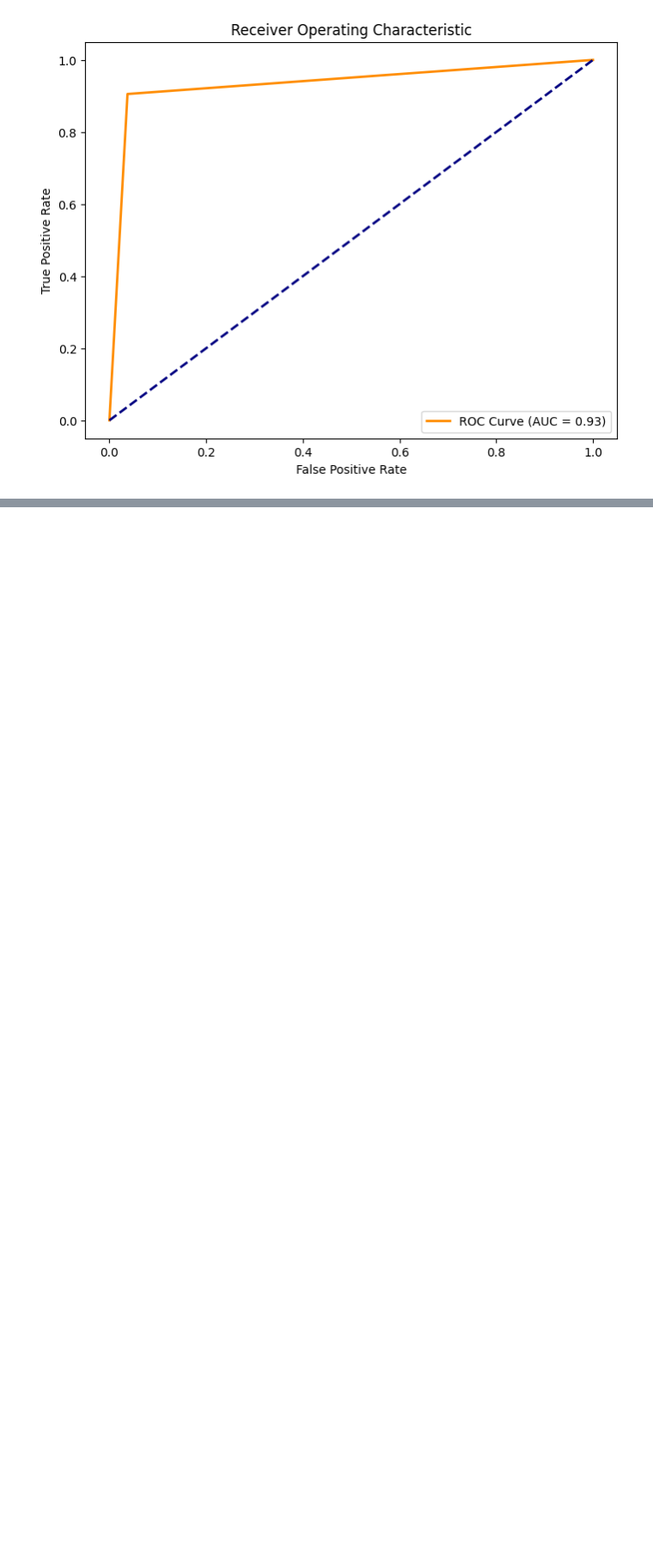
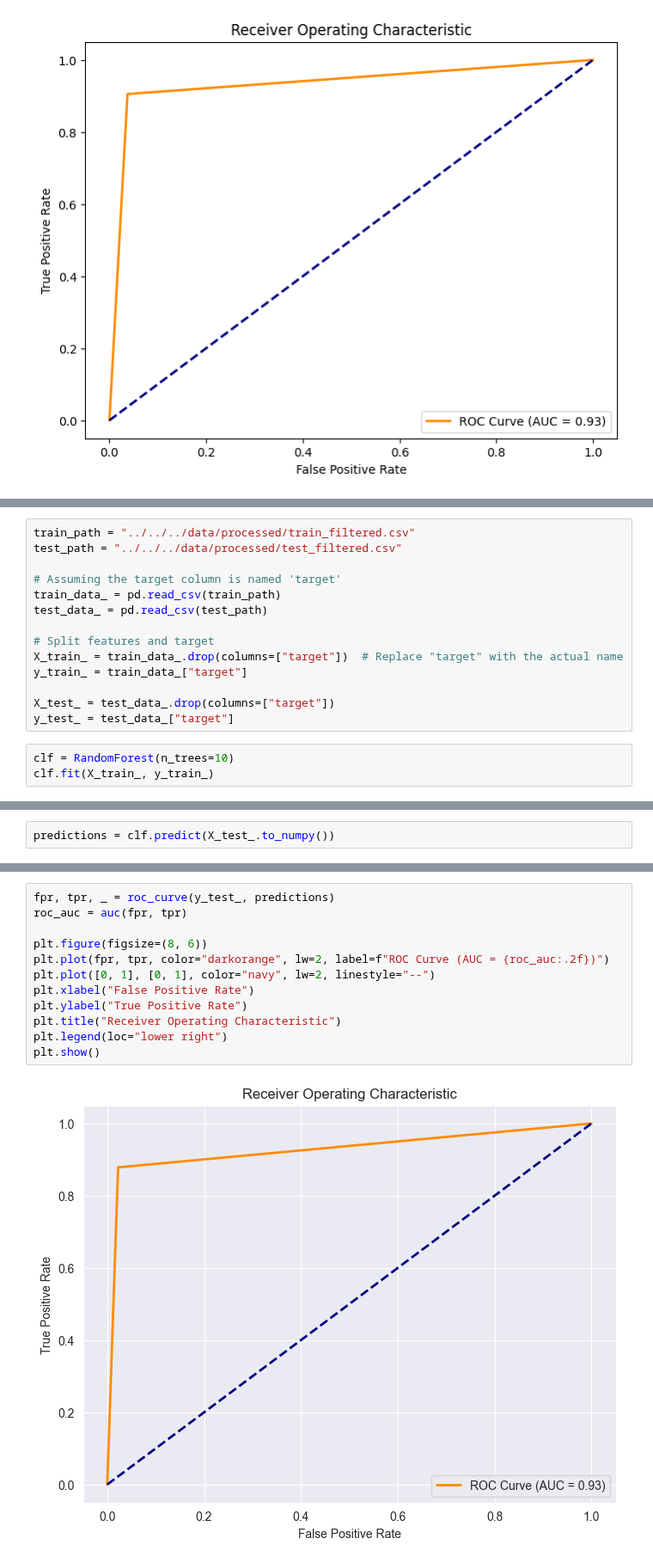
Before and after one commit to abdelaziz-belhachmi/Parkinson_Disease_Classification, a Jupyter notebook: notebooks/ML Models/Random Forest/RandomForest_NoteBook.ipynb, the cells around one changed output, grey strips where cells are left out. Shown at 86% size. Saved outputs shown, nothing was run; the diff lists cells and outputs as text; blank space fills up the shorter version.

```diff
--- a/notebooks/ML Models/Random Forest/RandomForest_NoteBook.ipynb
+++ b/notebooks/ML Models/Random Forest/RandomForest_NoteBook.ipynb
@@ -66,0 +74,17 @@ plt.show()
+# %%
+train_path = "../../../data/processed/train_filtered.csv"
+test_path = "../../../data/processed/test_filtered.csv"
+
+# Assuming the target column is named 'target'
+train_data_ = pd.read_csv(train_path)
+test_data_ = pd.read_csv(test_path)
+
+# Split features and target
+X_train_ = train_data_.drop(columns=["target"])  # Replace "target" with the actual name
+y_train_ = train_data_["target"]
+
+X_test_ = test_data_.drop(columns=["target"])
+y_test_ = test_data_["target"]
+# %%
+clf = RandomForest(n_trees=10)
+clf.fit(X_train_, y_train_)
@@ -66,0 +107,2 @@ plt.show()
+# %%
+predictions = clf.predict(X_test_.to_numpy())
@@ -66,0 +116,14 @@ plt.show()
+# %%
+fpr, tpr, _ = roc_curve(y_test_, predictions)
+roc_auc = auc(fpr, tpr)
+
+plt.figure(figsize=(8, 6))
+plt.plot(fpr, tpr, color="darkorange", lw=2, label=f"ROC Curve (AUC = {roc_auc:.2f})")
+plt.plot([0, 1], [0, 1], color="navy", lw=2, linestyle="--")
+plt.xlabel("False Positive Rate")
+plt.ylabel("True Positive Rate")
+plt.title("Receiver Operating Characteristic")
+plt.legend(loc="lower right")
+plt.show()
+# %% [output]
+[figure, added]
```
Also changed, not shown: parts of 9 cells of this notebook, 2 other files.
